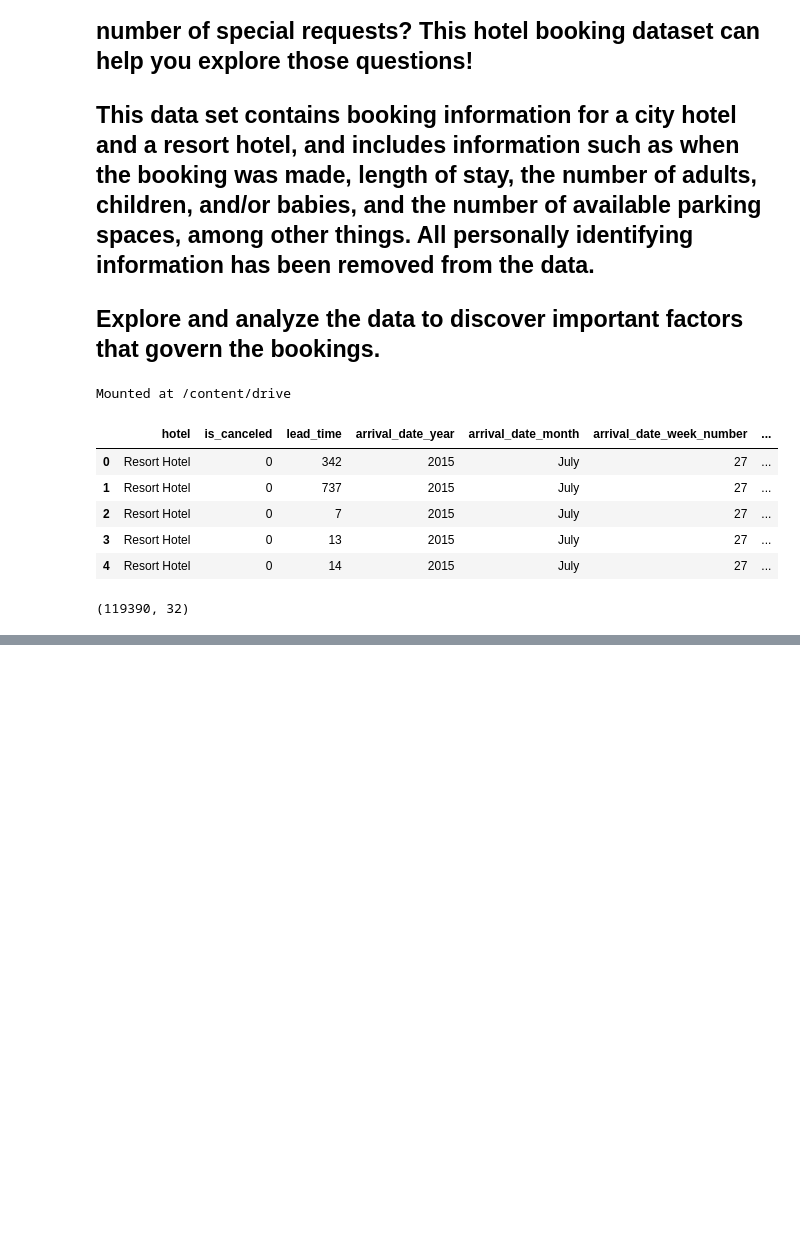
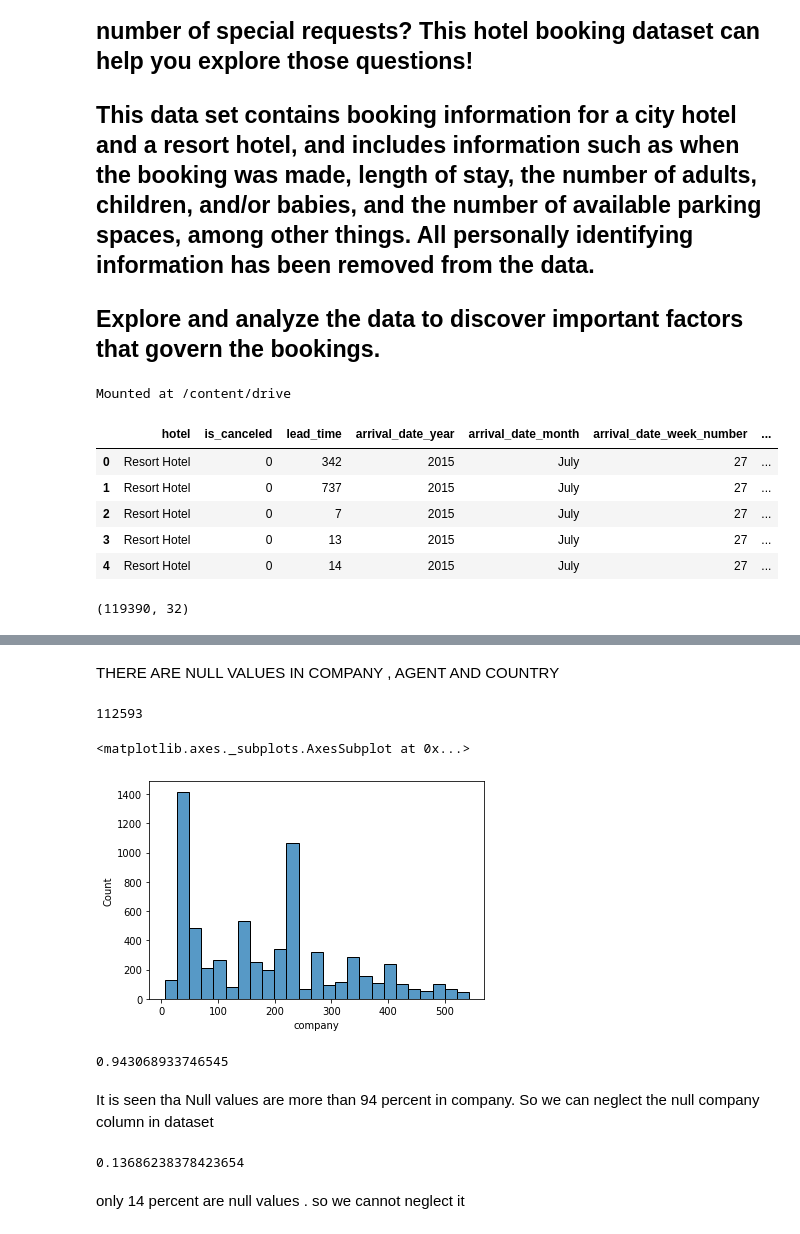
Before and after one commit to SUSOVAN-061/EDA-HOTEL-BOOKING, a Jupyter notebook: Hotel_Booking_Analysis_Capstone_Project.ipynb, the cells around one changed output, grey strips where cells are left out. Saved outputs shown, nothing was run; the diff lists cells and outputs as text; code cells hidden in the pictures; blank space fills up the shorter version.

```diff
--- a/Hotel_Booking_Analysis_Capstone_Project.ipynb
+++ b/Hotel_Booking_Analysis_Capstone_Project.ipynb
@@ -34,0 +82,19 @@ df_hotel_booking.shape
+# %% [markdown]
+THERE ARE NULL VALUES IN COMPANY , AGENT AND COUNTRY
+# %%
+df_hotel_booking['company'].isnull().sum()
+# %% [output]
+112593
+# %%
+company=df_hotel_booking[df_hotel_booking['company'].notnull()]['company']
+# %%
+sns.histplot(company)
+# %% [output]
+<matplotlib.axes._subplots.AxesSubplot at 0x...>
+[figure, added]
+# %%
+df_hotel_booking['company'].isnull().sum()/len(df_hotel_booking)
+# %% [output]
+0.943068933746545
+# %% [markdown]
+It is seen tha Null values are more than 94 percent in company. So we can neglect the null company column in dataset
@@ -34,0 +103,6 @@ df_hotel_booking.shape
+# %%
+df_hotel_booking['agent'].isnull().sum()/len(df_hotel_booking)
+# %% [output]
+0.13686238378423654
+# %% [markdown]
+only 14 percent are null values . so we cannot neglect it
```
Also changed, not shown: parts of 17 cells of this notebook.
